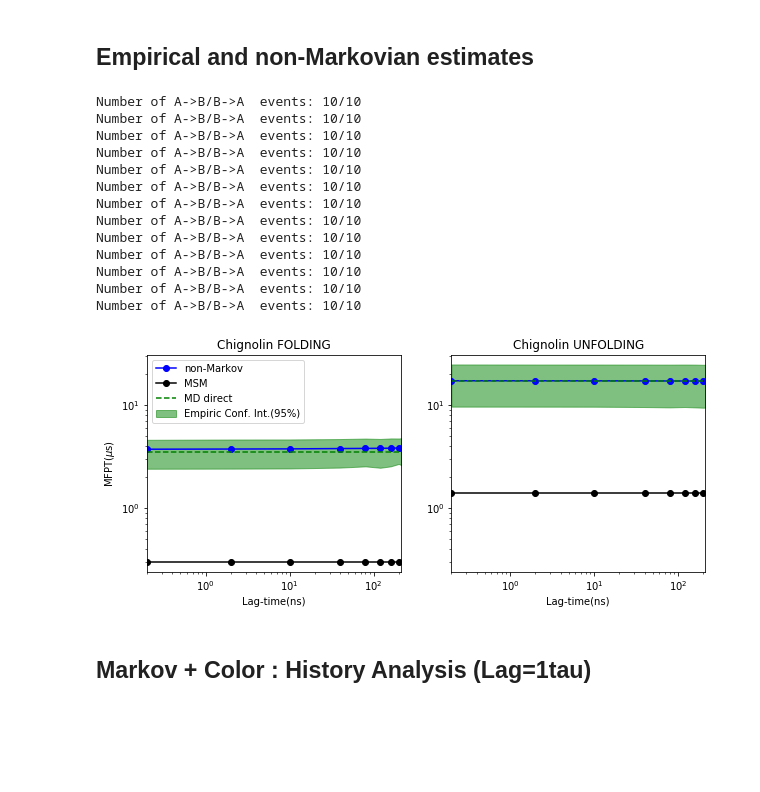
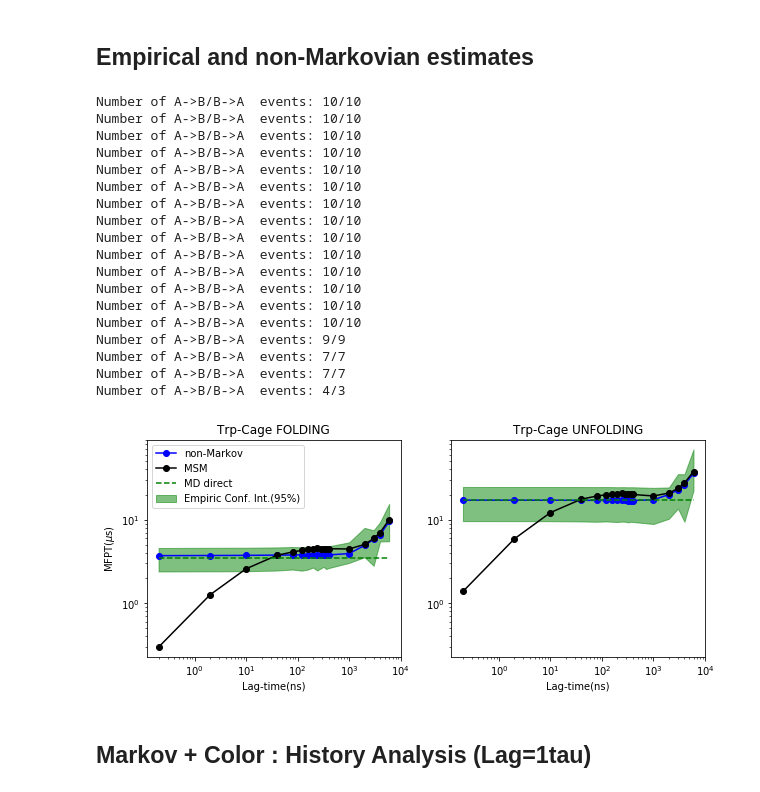
Before and after one commit to choderalab/msm-mfpt, a Jupyter notebook: models/Trpcage_model_mindist_rmsd.ipynb, the cells around one changed output. Drawn from its saved outputs; the diff is of its cells as text; code cells hidden in the pictures; blank space fills up the shorter version.

Commit message:
Increased range in corr functions

```diff
--- a/models/Trpcage_model_mindist_rmsd.ipynb
+++ b/models/Trpcage_model_mindist_rmsd.ipynb
@@ -576,15 +576,21 @@ t_cut: 65.00ns, t_min: 66.19ns, t_max: 4.19e+05ns, tAB: 97.85ns
 dt = 0.0002 # in micro-sec
 
 stateA = big_clusters_list[6][0]  #Folded
-stateB = big_clusters_list[6][1]  #Unfolded
+stateB = big_clusters_list[6][1]   #Unfolded
 
 
-lag_to_use = lags[0::2]
+#lag_to_use = np.asarray([1, 5, 10, 20, 50, 100, 500, 1000, 2000])
+
+
+lag_to_use = np.asarray(list(lags[0::2]) + [5000, 10000, 15000, 20000, 30000])
 
 lag_index = [ get_lagtime_from_array(lags, element*0.2)[0] for element in lag_to_use ]
 
-msm_mfptAB = np.asarray([msm1.mfpt(stateA, stateB) for i in range(len(lag_to_use))])
-msm_mfptBA = np.asarray([msm1.mfpt(stateB, stateA) for i in range(len(lag_to_use))])
+# MSM estimation
+msm_models = [pyemma.msm.estimate_markov_model(cluster.dtrajs, lag=lag, dt_traj='0.0002 us') for lag in lag_to_use]
+
+msm_mfptAB = np.asarray([msm_models[i].mfpt(stateA, stateB) for i in range(len(lag_to_use))])
+msm_mfptBA = np.asarray([msm_models[i].mfpt(stateB, stateA) for i in range(len(lag_to_use))])
 # %%
 model1 = NonMarkovModel(cluster.dtrajs, stateA, stateB)
 # %%
@@ -634,8 +640,14 @@ Number of A->B/B->A  events: 10/10
 Number of A->B/B->A  events: 10/10
 Number of A->B/B->A  events: 10/10
 Number of A->B/B->A  events: 10/10
+Number of A->B/B->A  events: 10/10
+Number of A->B/B->A  events: 9/9
+Number of A->B/B->A  events: 7/7
+Number of A->B/B->A  events: 7/7
+Number of A->B/B->A  events: 4/3
 # %%
 lag_to_use_ns = np.array(lag_to_use) * 0.2
+
 
 empirical_mfptAB_max = np.array(empirical_mfptsAB) + 2*np.array(std_errAB)
 empirical_mfptAB_min = np.array(empirical_mfptsAB) - 2*np.array(std_errAB)
@@ -647,38 +659,38 @@ empirical_mfptBA_min = np.array(empirical_mfptsBA) - 2*np.array(std_errBA)
 fig=plt.figure(figsize = (10,4))
 
 ax1 = fig.add_subplot(121)
 ax1.fill_between(lag_to_use_ns, empirical_mfptAB_min, empirical_mfptAB_max,
                  alpha=0.5, color="green", label="Empiric Conf. Int.(95%)" )
 ax1.plot(lag_to_use_ns, nm_mfptsAB, "-o", label="non-Markov", c='b')
 ax1.plot(lag_to_use_ns, msm_mfptAB, "-o",color='k', label="MSM")
 ax1.plot(lag_to_use_ns, [empirical_mfptsAB[0] for i in lag_to_use_ns], "--", color='green',label='MD direct')
 #ax1.plot(lag_to_use_ns, lag_to_use_ns/nm_model.popA/1000, c='purple')
 ax1.set_xscale("log")
 ax1.set_yscale("log")
-ax1.set_title("Chignolin FOLDING")
+ax1.set_title("Trp-Cage FOLDING")
 ax1.set_xlabel("Lag-time(ns)")
 ax1.set_ylabel("MFPT($\mu$s)")
-ax1.set_xlim(0,210)
+#ax1.set_xlim(0,600)
 plt.legend(loc='upper left')
 
 ax2 = fig.add_subplot(122, sharey=ax1)
 ax2.fill_between(lag_to_use_ns, empirical_mfptBA_min, empirical_mfptBA_max,
                  alpha=0.5, color="green", label="Empiric Conf. Int.(95%)" )
 ax2.plot(lag_to_use_ns, nm_mfptsBA, "-o", label="non-Markov", c='b' )
 ax2.plot(lag_to_use_ns, msm_mfptBA, "-o",color='k', label="MSM")
 #ax2.plot(lag_to_use_ns, lag_to_use_ns/nm_model.popB/1000, color='purple')
 ax2.set_xscale("log")
 ax2.set_yscale("log")
-ax2.set_title("Chignolin UNFOLDING")
+ax2.set_title("Trp-Cage UNFOLDING")
 ax2.set_xlabel("Lag-time(ns)")
-ax2.set_xlim(0,210)
+#ax2.set_xlim(0,600)
 ax2.plot(lag_to_use_ns, [empirical_mfptsBA[0] for i in lag_to_use_ns], "--", color='green', label='MD direct')
 #plt.legend(bbox_to_anchor=(1.05, 1), loc=2, borderaxespad=0.)
 
 
 plt.show()
 # %% [output]
-[figure, old version]
+[figure, new version]
 # %% [markdown]
 ## Markov + Color : History Analysis (Lag=1tau)
 # %%
```
Also changed, not shown: parts of 9 cells of this notebook.
